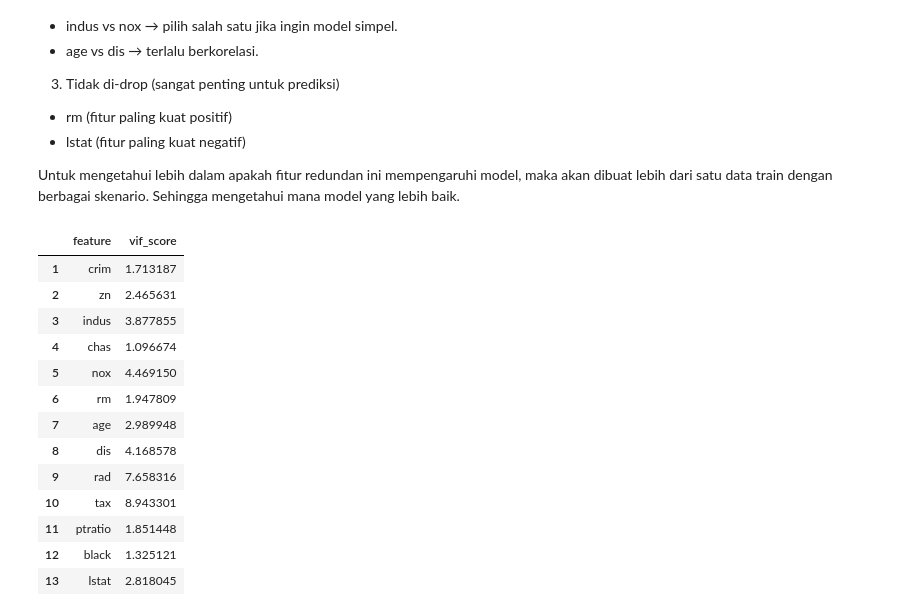
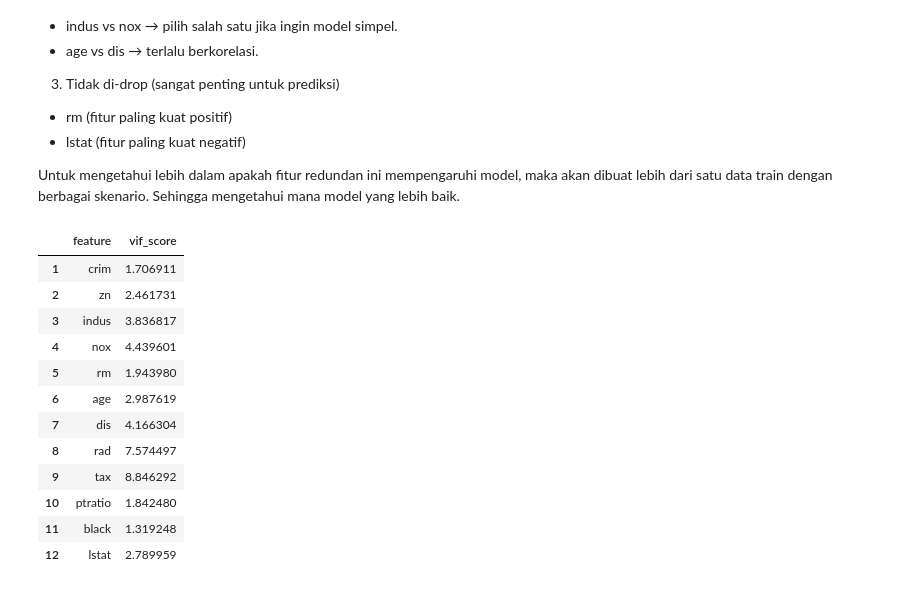
Before and after one commit to mherlypratama/CaseStudyRegressionPython, a Jupyter notebook: Regression.ipynb, the cells around one changed output. Saved outputs shown, nothing was run; the diff lists cells and outputs as text; code cells hidden in the pictures.

```diff
--- a/Regression.ipynb
+++ b/Regression.ipynb
@@ -461,27 +461,26 @@ feature_df_nochas_test = feature_df_test.drop(columns='chas')
 # %%
 from statsmodels.stats.outliers_influence import variance_inflation_factor as vif
 from statsmodels.tools.tools import add_constant
 
-X = add_constant(feature_df_train)
+X = add_constant(feature_df_nochas_train)
 
 vif_df = pd.DataFrame([vif(X.values, i)
                for i in range(X.shape[1])],
               index=X.columns).reset_index()
 vif_df.columns = ['feature','vif_score']
 vif_df = vif_df.loc[vif_df.feature!='const']
 vif_df
 # %% [output]
 |  | feature | vif_score |
-| 1 | crim | 1.713187 |
-| 2 | zn | 2.465631 |
-| 3 | indus | 3.877855 |
-| 4 | chas | 1.096674 |
-| 5 | nox | 4.469150 |
-| 6 | rm | 1.947809 |
-| 7 | age | 2.989948 |
-| 8 | dis | 4.168578 |
-| 9 | rad | 7.658316 |
-| 10 | tax | 8.943301 |
-| 11 | ptratio | 1.851448 |
-| 12 | black | 1.325121 |
-| 13 | lstat | 2.818045 |
+| 1 | crim | 1.706911 |
+| 2 | zn | 2.461731 |
+| 3 | indus | 3.836817 |
+| 4 | nox | 4.439601 |
+| 5 | rm | 1.943980 |
+| 6 | age | 2.987619 |
+| 7 | dis | 4.166304 |
+| 8 | rad | 7.574497 |
+| 9 | tax | 8.846292 |
+| 10 | ptratio | 1.842480 |
+| 11 | black | 1.319248 |
+| 12 | lstat | 2.789959 |
```
